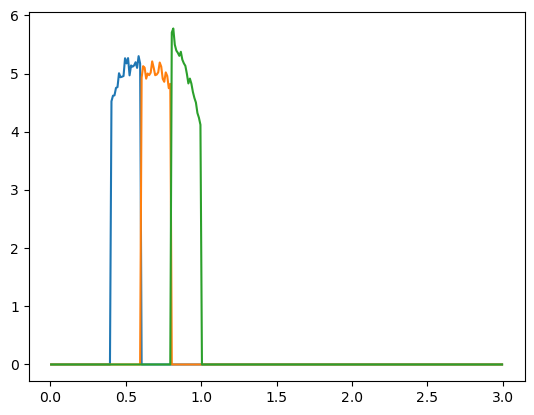
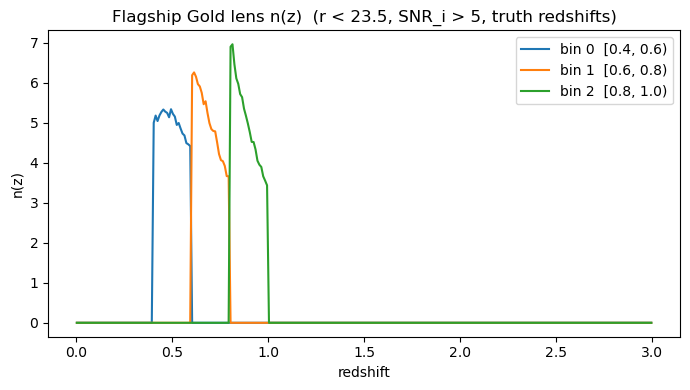
Unified diff of the notebook cell whose output changed from the first chart to the second:
--- before
+++ after
@@ -1,4 +1,11 @@
-z_mid = 0.5 * (z_edges[:-1] + z_edges[1:])
+z_mid_fg = 0.5 * (z_edges_fg[:-1] + z_edges_fg[1:])
 
-for i in range(len(nz)):
-    plt.plot(z_mid, nz[i])
+fig, ax = plt.subplots(figsize=(7, 4))
+for i, n in enumerate(nz_fg):
+    ax.plot(z_mid_fg, n, label=f"bin {i}  [{tomo_edges_fg[i]:.1f}, {tomo_edges_fg[i+1]:.1f})")
+ax.set_xlabel("redshift")
+ax.set_ylabel("n(z)")
+ax.set_title("Flagship Gold lens n(z)  (r < 23.5, SNR_i > 5, truth redshifts)")
+ax.legend()
+plt.tight_layout()
+plt.show()

Commit: Some fixes.